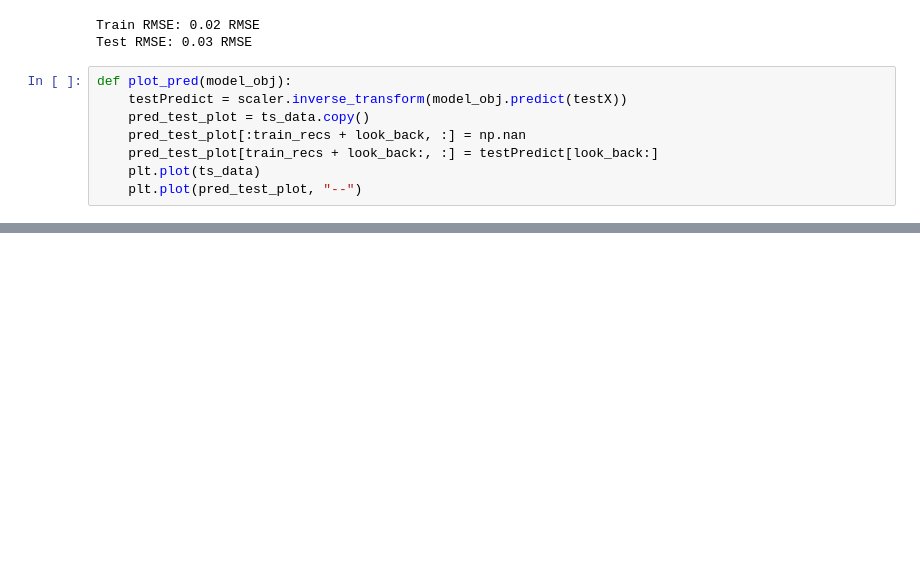
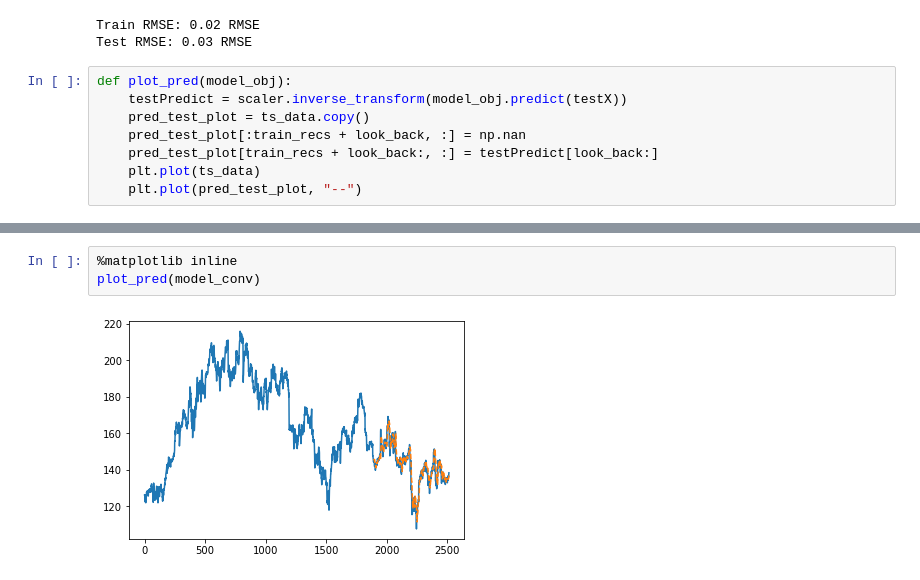
Before and after one commit to CruiseDevice/Deep-Learning-Workshop, a Jupyter notebook: 5. Deep Learning For Sequences/5.01 Deep Learning For Sequences.ipynb, the cells around one changed output, grey strips where cells are left out. Drawn from its saved outputs; the diff is of its cells as text; blank space fills up the shorter version.

```diff
--- a/5. Deep Learning For Sequences/5.01 Deep Learning For Sequences.ipynb
+++ b/5. Deep Learning For Sequences/5.01 Deep Learning For Sequences.ipynb
@@ -275,0 +342,5 @@ plot_pred(model)
+# %%
+%matplotlib inline
+plot_pred(model_conv)
+# %% [output]
+[figure, added]
```
Also changed, not shown: parts of 9 cells of this notebook.
